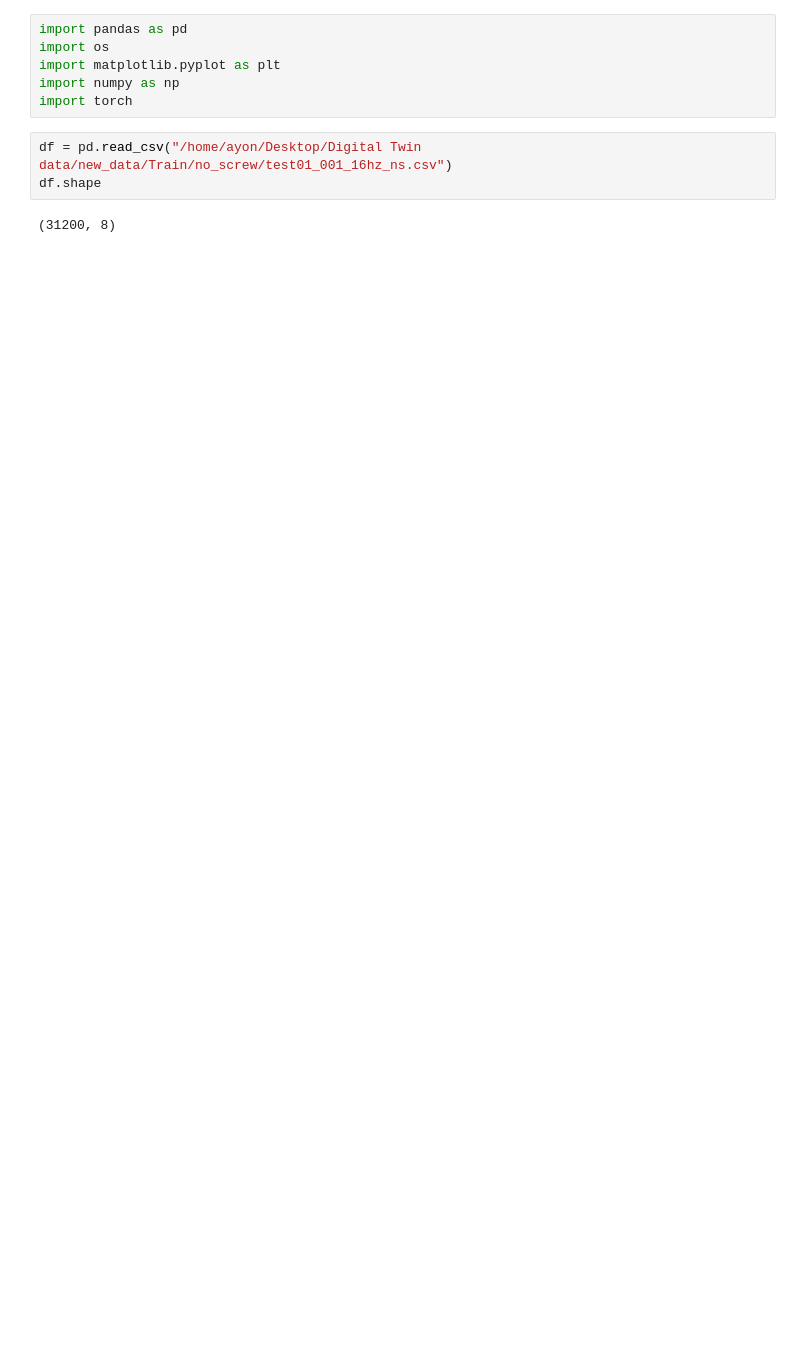
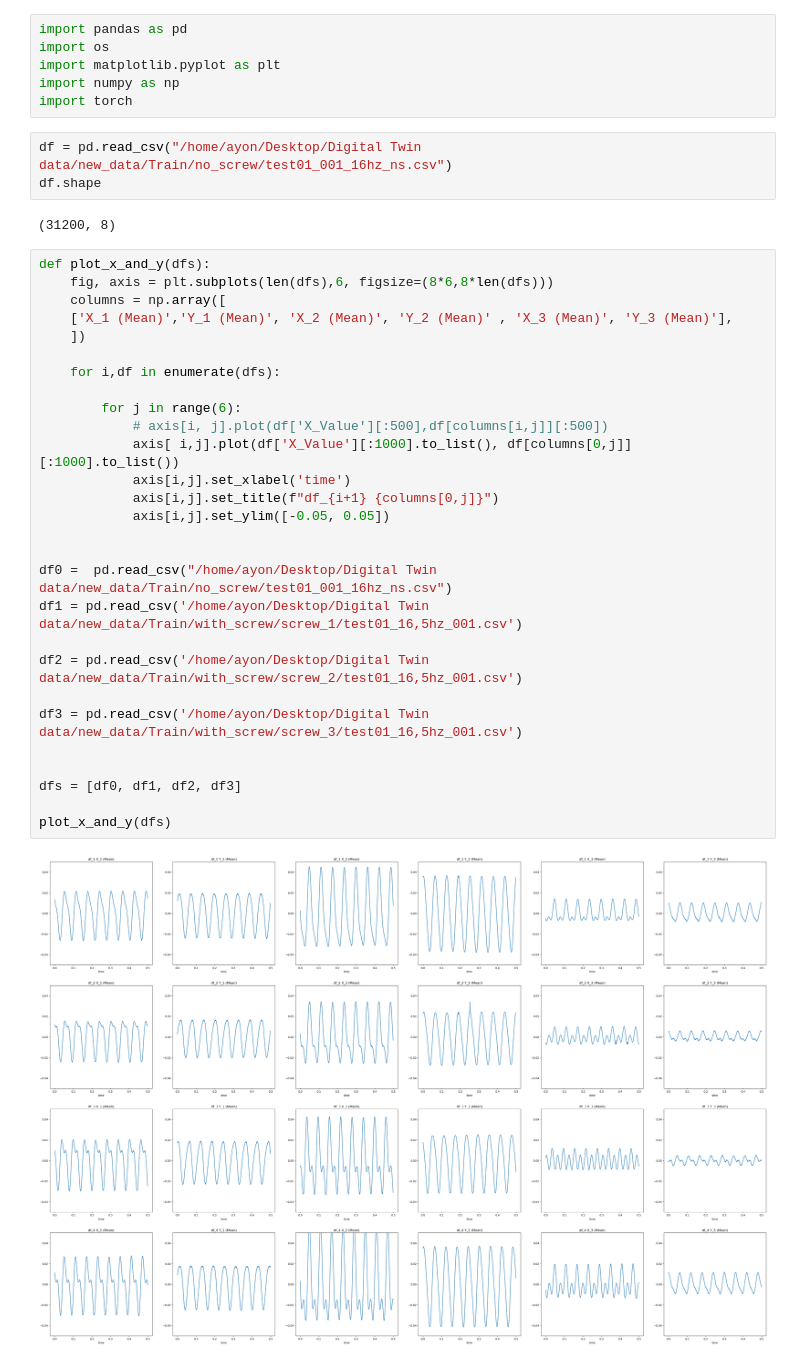
Before and after one commit to AyonRRahman/Digital_twin_project, a Jupyter notebook: test_read.ipynb, the cells around one changed output. Cells and saved outputs as stored; diff of their text form; blank space fills up the shorter version.

```diff
--- a/test_read.ipynb
+++ b/test_read.ipynb
@@ -9,4 +9,34 @@ df = pd.read_csv("/home/ayon/Desktop/Digital Twin data/new_data/Train/no_screw/t
 df.shape
 # %% [output]
 (31200, 8)
+# %%
+def plot_x_and_y(dfs):
+    fig, axis = plt.subplots(len(dfs),6, figsize=(8*6,8*len(dfs)))
+    columns = np.array([
+    ['X_1 (Mean)','Y_1 (Mean)', 'X_2 (Mean)', 'Y_2 (Mean)' , 'X_3 (Mean)', 'Y_3 (Mean)'],
+    ])
+
+    for i,df in enumerate(dfs):
+
+        for j in range(6):
+            # axis[i, j].plot(df['X_Value'][:500],df[columns[i,j]][:500])
+            axis[ i,j].plot(df['X_Value'][:1000].to_list(), df[columns[0,j]][:1000].to_list())
+            axis[i,j].set_xlabel('time')
+            axis[i,j].set_title(f"df_{i+1} {columns[0,j]}")
+            axis[i,j].set_ylim([-0.05, 0.05])
+
+
+df0 =  pd.read_csv("/home/ayon/Desktop/Digital Twin data/new_data/Train/no_screw/test01_001_16hz_ns.csv")
+df1 = pd.read_csv('/home/ayon/Desktop/Digital Twin data/new_data/Train/with_screw/screw_1/test01_16,5hz_001.csv')
+
+df2 = pd.read_csv('/home/ayon/Desktop/Digital Twin data/new_data/Train/with_screw/screw_2/test01_16,5hz_001.csv')
+
+df3 = pd.read_csv('/home/ayon/Desktop/Digital Twin data/new_data/Train/with_screw/screw_3/test01_16,5hz_001.csv')
+
+
+dfs = [df0, df1, df2, df3]
+
+plot_x_and_y(dfs)
+# %% [output]
+[figure, added]
 # %%
```
Also changed, not shown: parts of 17 cells of this notebook, 2 other files.
